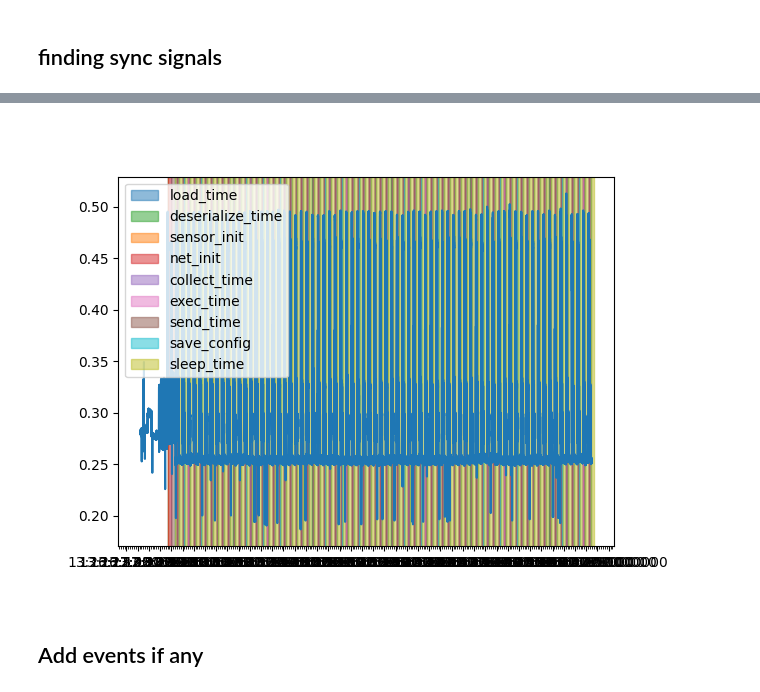
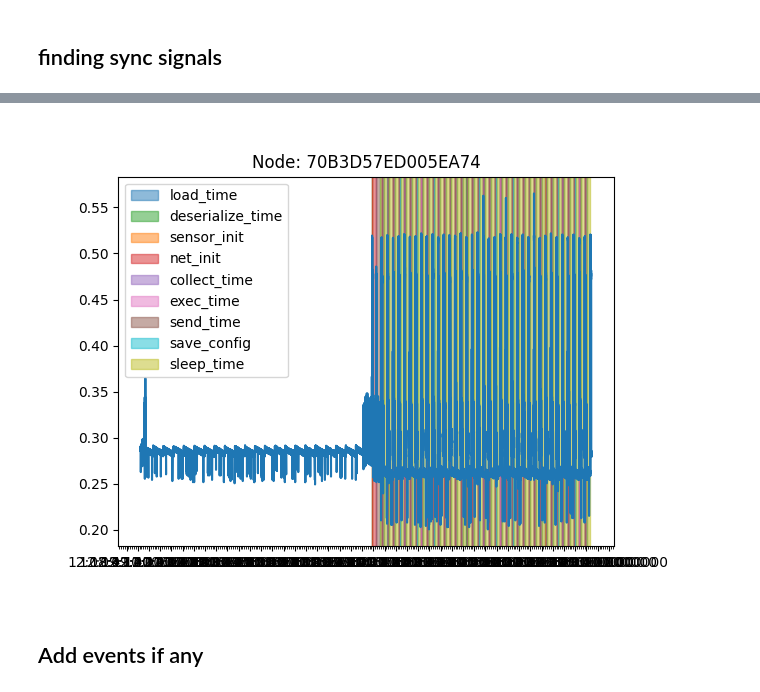
Before and after one commit to FlapKap/Terra-experiments, a Jupyter notebook: experiment/visualize.ipynb, the cells around one changed output, grey strips where cells are left out. Saved outputs shown, nothing was run; the diff lists cells and outputs as text; code cells hidden in the pictures.

Commit message:
Only include devices that actually got queries in analysis

```diff
--- a/experiment/visualize.ipynb
+++ b/experiment/visualize.ipynb
@@ -149,0 +101,3 @@ Running query in 'duckdb'
+# %%
+nodes_with_queries = %sql SELECT node_id, count(*) FROM expdb.Trace WHERE Trace.message like 'Execute Queries%' GROUP BY Trace.node_id;
+nodes_with_queries
@@ -150,9 +106,10 @@ Running query in 'duckdb'
 # %%
-deveui = "70B3D57ED005EA59"
+power_consumption= %sql select timestamp,power,current,voltage,node_id from expdb.Power_Consumption
+#filter to only contain results where we have a query
+power_consumption = power_consumption[power_consumption["node_id"].isin(nodes_with_queries["node_id"])]
+power_consumption = power_consumption.set_index("timestamp")
+#power_consumption = power_consumption.sort_index()
 
-power_consumption= %sql select timestamp,power,current,voltage,node_id from expdb.Power_Consumption
-power_consumption = power_consumption.set_index("timestamp")
-#plot power with timestamps as x axis. timestamps need to show milliseconds
 groups = power_consumption.groupby("node_id")
 groups.groups.keys()
 # %% [output]
@@ -440,31 +387,31 @@ loops.replace(-1,0) # remove -1 values. They show up if the time measurement is
 # %%
-node_id = "70B3D57ED005EA70"
+node_id = nodes_with_queries.iloc[0]["node_id"]
 timing_data = loops[loops["node_id"] == node_id]
 power_data = power_consumption[power_consumption["node_id"] == node_id]
 
 plt.figure()
 plt.plot(power_data.index, power_data["power"])
 for row in timing_data.itertuples():
     plt.axvspan(row.load_start, row.load_end, color='tab:blue', alpha=0.5, label="load_time")
     plt.axvspan(row.deserialize_start, row.deserialize_end, color='tab:green', alpha=0.5, label="deserialize_time")
     plt.axvspan(row.sensor_init_start, row.sensor_init_end, color='tab:orange', alpha=0.5, label="sensor_init")
     plt.axvspan(row.net_init_start, row.net_init_end, color='tab:red', alpha=0.5, label="net_init")
     plt.axvspan(row.collect_time_start, row.collect_time_end, color='tab:purple', alpha=0.5, label="collect_time")
     plt.axvspan(row.exec_start, row.exec_end, color='tab:pink', alpha=0.5, label="exec_time")
     plt.axvspan(row.send_start, row.send_end, color='tab:brown', alpha=0.5, label="send_time")
     plt.axvspan(row.save_config_start, row.save_config_end, color='tab:cyan', alpha=0.5, label="save_config")
     plt.axvspan(row.sleep_start, row.sleep_end, color='tab:olive', alpha=0.5, label="sleep_time")
 # this to remove duplicate labels https://stackoverflow.com/questions/13588920/stop-matplotlib-repeating-labels-in-legend
 handles, labels = plt.gca().get_legend_handles_labels()
 by_label = dict(zip(labels, handles))
 plt.legend(by_label.values(), by_label.keys())
 plt.gca().xaxis.set_major_locator(SecondLocator(interval=30))
 plt.gca().xaxis.set_minor_locator(SecondLocator(interval=5))
-
+plt.title(f"Node: {node_id}")
 plt.gca().xaxis.set_major_formatter(DateFormatter('%H:%M:%S.%f'))  # Set the date format for the tick labels
 plt.show()
 # %% [output]
-[figure, old version]
+[figure, new version]
 # %% [markdown]
 ## Add events if any
 # %%
```
Also changed, not shown: parts of 42 cells of this notebook.
